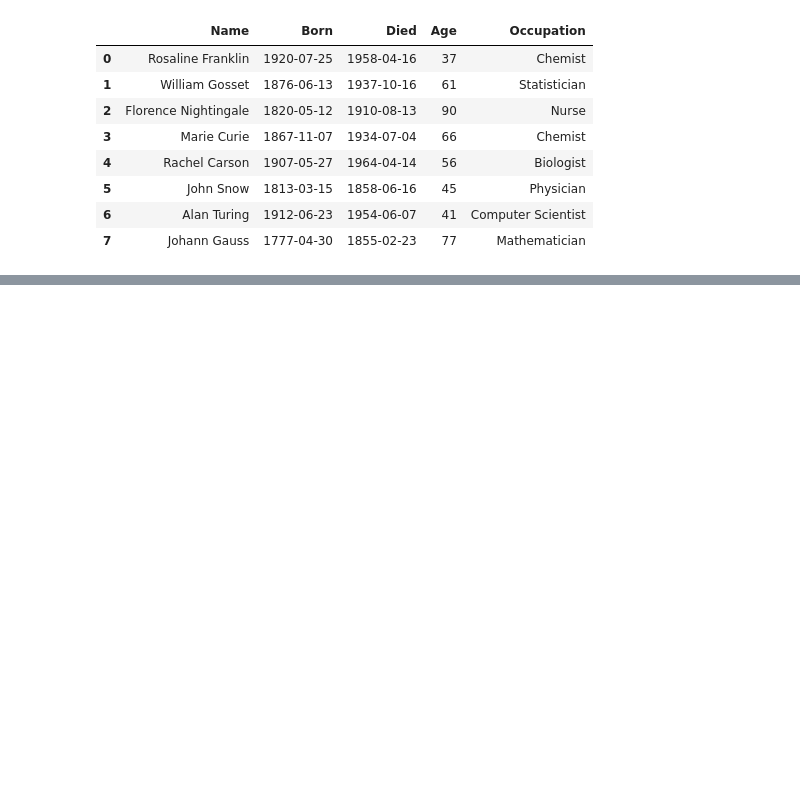
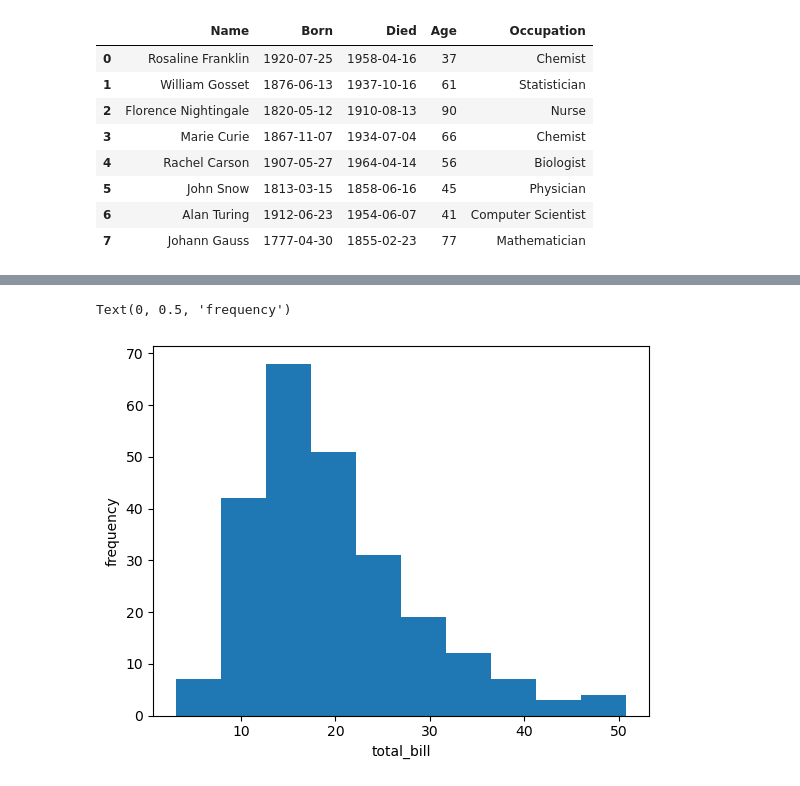
Before and after one commit to layla-focalors/pandas_learning, a Jupyter notebook: Ptest-1N19/Day2.ipynb, the cells around one changed output, grey strips where cells are left out. Drawn from its saved outputs; the diff is of its cells as text; code cells hidden in the pictures; blank space fills up the shorter version.

```diff
--- a/Ptest-1N19/Day2.ipynb
+++ b/Ptest-1N19/Day2.ipynb
@@ -738,0 +691,9 @@ Text(0.5, 1.0, 'scatterplot of Total bill')
+# %%
+fig = plt.figure()
+axes1 = fig.add_subplot(1,1,1)
+axes1.hist(tips['total_bill'])
+axes1.set_xlabel("total_bill")
+axes1.set_ylabel("frequency")
+# %% [output]
+Text(0, 0.5, 'frequency')
+[figure, added]
```
Also changed, not shown: parts of 66 cells of this notebook.
